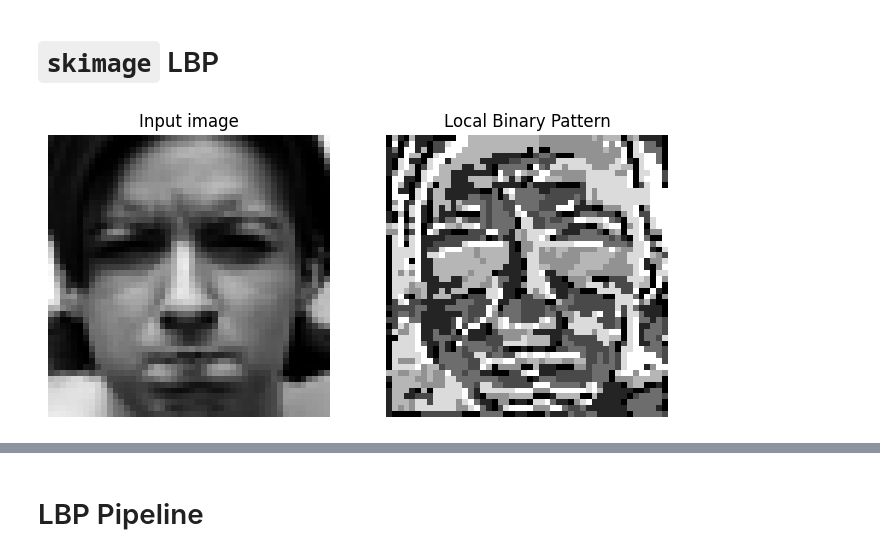
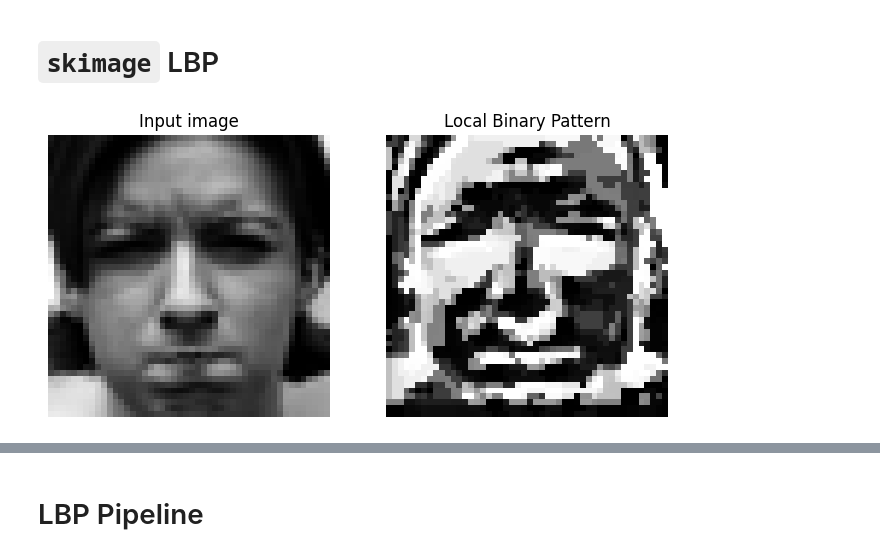
Before and after one commit to gralexrob1/facial-emotion-recognition, a Jupyter notebook: notebooks/lbp.ipynb, the cells around one changed output, grey strips where cells are left out. Saved outputs shown, nothing was run; the diff lists cells and outputs as text; code cells hidden in the pictures.

````diff
--- a/notebooks/lbp.ipynb
+++ b/notebooks/lbp.ipynb
@@ -95,22 +102,23 @@ plt.show()
 # %% [markdown]
 # ```skimage``` LBP
 # %%
-image = ck_images[0]
-label = ck_labels[0]
+ck_image = ck_images[0]
 
-lbp_image = feature.local_binary_pattern(
-    image,
-    P=3,
-    R=1
+lbp_ck_image = feature.local_binary_pattern(
+    ck_image,
+    P=10,
+    R=3
 )
 
 fig, (ax1, ax2) = plt.subplots(1, 2, figsize=(8, 4), sharex=True, sharey=True)
 ax1.axis('off')
-ax1.imshow(image, cmap='gray')
+ax1.imshow(ck_image, cmap='gray')
 ax1.set_title('Input image')
 ax2.axis('off')
-ax2.imshow(lbp_image, cmap='gray')
+ax2.imshow(lbp_ck_image, cmap='gray')
 ax2.set_title('Local Binary Pattern')
+
+plt.savefig('ck-lbp.png')
 plt.show()
 # %% [output]
-[figure, old version]
+[figure, new version]
````
Also changed, not shown: parts of 30 cells of this notebook, 27 other files.
